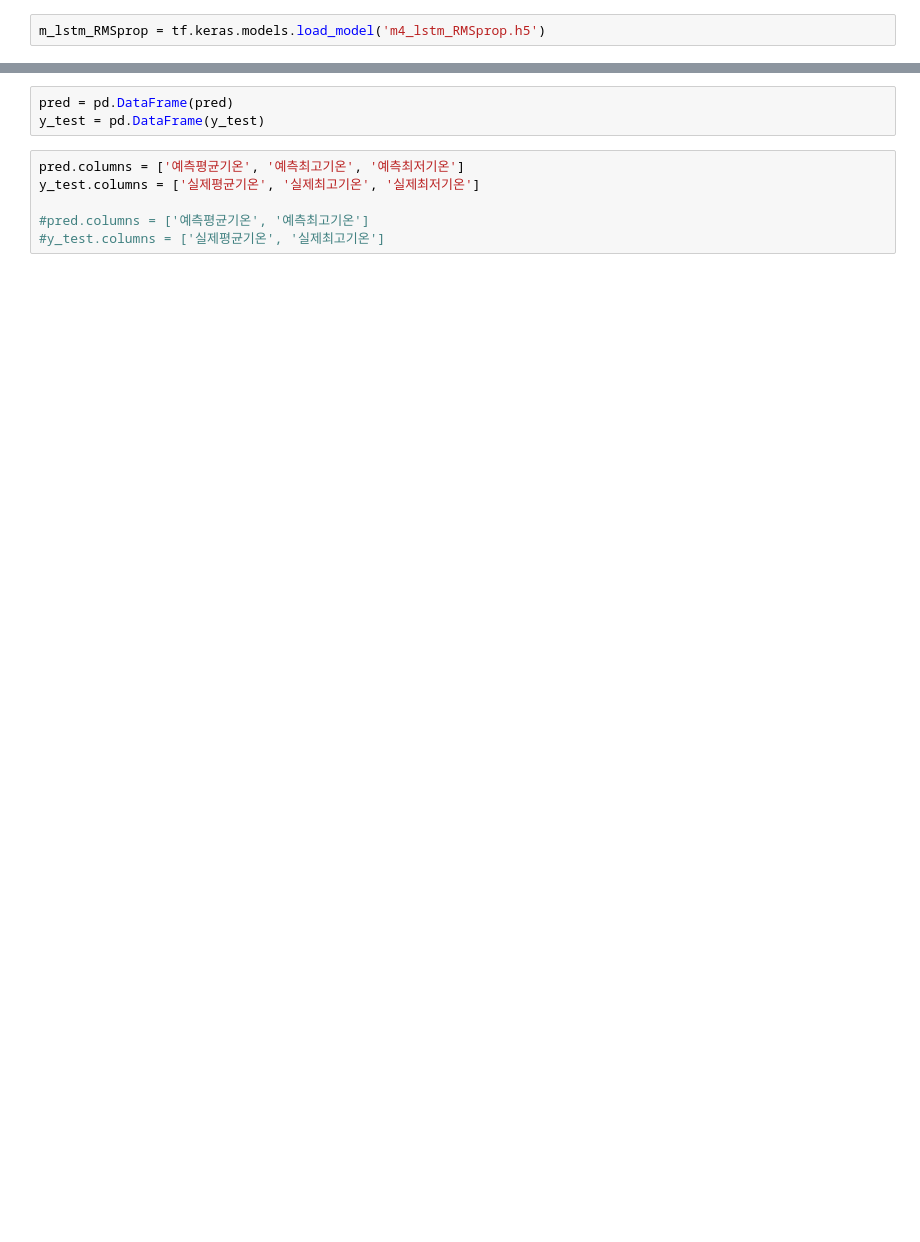
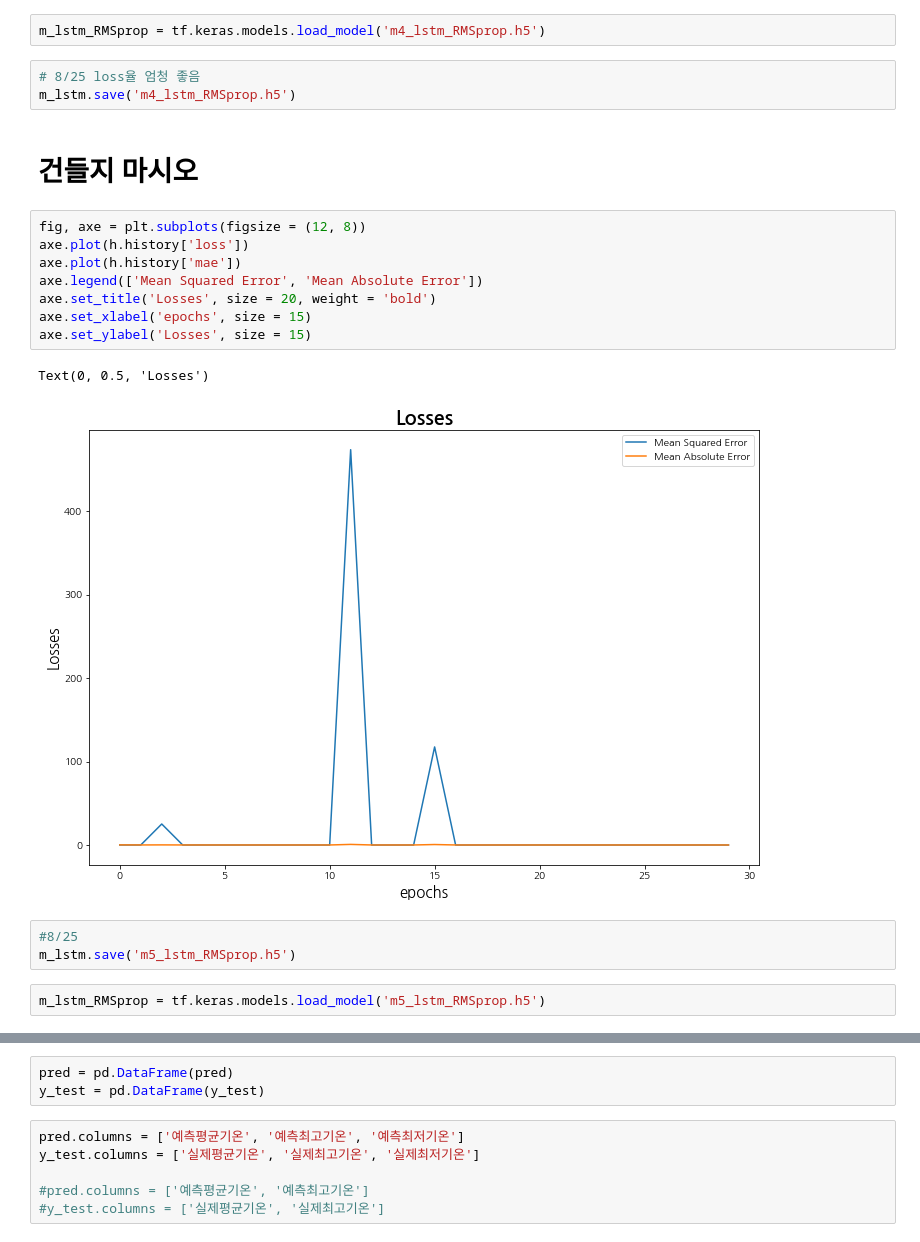
Before and after one commit to jmlee99/GBIF, a Jupyter notebook: GBIF_pred_model4.ipynb, the cells around one changed output, grey strips where cells are left out. Drawn from its saved outputs; the diff is of its cells as text; blank space fills up the shorter version.

Commit message:
(8/30) model Change

```diff
--- a/GBIF_pred_model4.ipynb
+++ b/GBIF_pred_model4.ipynb
@@ -192,5 +208,26 @@ m_lstm.save('m4_lstm_RMSprop.h5')
 # %%
 m_lstm_RMSprop = tf.keras.models.load_model('m4_lstm_RMSprop.h5')
+# %%
+# 8/25 loss율 엄청 좋음
+m_lstm.save('m4_lstm_RMSprop.h5')
+# %% [markdown]
+# 건들지 마시오
+# %%
+fig, axe = plt.subplots(figsize = (12, 8))
+axe.plot(h.history['loss'])
+axe.plot(h.history['mae'])
+axe.legend(['Mean Squared Error', 'Mean Absolute Error'])
+axe.set_title('Losses', size = 20, weight = 'bold')
+axe.set_xlabel('epochs', size = 15)
+axe.set_ylabel('Losses', size = 15)
+# %% [output]
+Text(0, 0.5, 'Losses')
+[figure, added]
+# %%
+#8/25
+m_lstm.save('m5_lstm_RMSprop.h5')
+# %%
+m_lstm_RMSprop = tf.keras.models.load_model('m5_lstm_RMSprop.h5')
 # %%
 test_data = scaled_data[train_size - time_step:, :]
 
```
Also changed, not shown: parts of 28 cells of this notebook.
